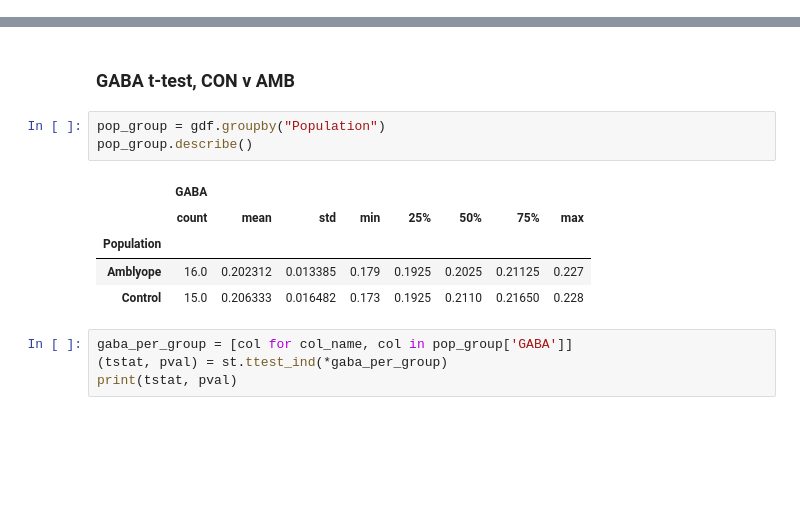
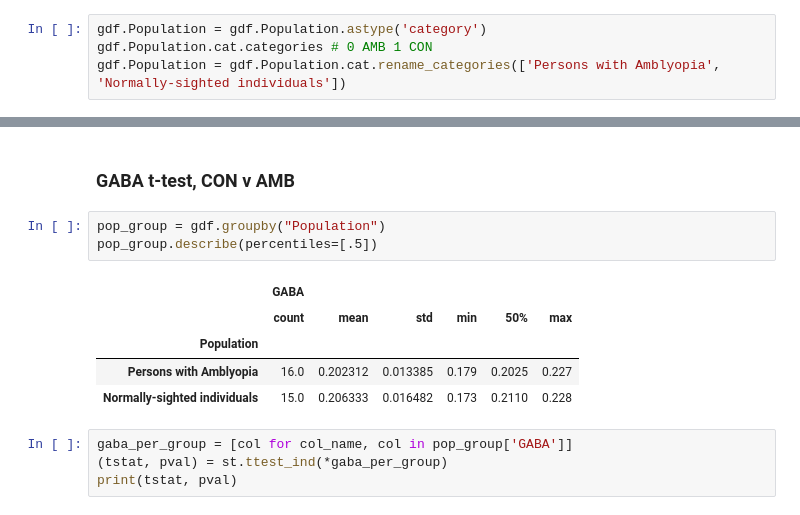
Before and after one commit to smerdis/mrs_amblyopia, a Jupyter notebook: Linear fit, data-driven percentile selection (2018-10).ipynb, the cells around one changed output, grey strips where cells are left out. Saved outputs shown, nothing was run; the diff lists cells and outputs as text; blank space fills up the shorter version.

```diff
--- a/Linear fit, data-driven percentile selection (2018-10).ipynb
+++ b/Linear fit, data-driven percentile selection (2018-10).ipynb
@@ -29 +41,5 @@ gdf = utils.load_gaba(gaba_fn)
+# %%
+gdf.Population = gdf.Population.astype('category')
+gdf.Population.cat.categories # 0 AMB 1 CON
+gdf.Population = gdf.Population.cat.rename_categories(['Persons with Amblyopia', 'Normally-sighted individuals'])
 # %%
@@ -52,13 +68,13 @@ GABA subjects (n=31):
 ### GABA t-test, CON v AMB
 # %%
 pop_group = gdf.groupby("Population")
-pop_group.describe()
+pop_group.describe(percentiles=[.5])
 # %% [output]
-|  | GABA |  |  |  |  |  |  |  |
-|  | count | mean | std | min | 25% | 50% | 75% | max |
-| Population |  |  |  |  |  |  |  |  |
-| Amblyope | 16.0 | 0.202312 | 0.013385 | 0.179 | 0.1925 | 0.2025 | 0.21125 | 0.227 |
-| Control | 15.0 | 0.206333 | 0.016482 | 0.173 | 0.1925 | 0.2110 | 0.21650 | 0.228 |
+|  | GABA |  |  |  |  |  |
+|  | count | mean | std | min | 50% | max |
+| Population |  |  |  |  |  |  |
+| Persons with Amblyopia | 16.0 | 0.202312 | 0.013385 | 0.179 | 0.2025 | 0.227 |
+| Normally-sighted individuals | 15.0 | 0.206333 | 0.016482 | 0.173 | 0.2110 | 0.228 |
 # %%
 gaba_per_group = [col for col_name, col in pop_group['GABA']]
 (tstat, pval) = st.ttest_ind(*gaba_per_group)
```
Also changed, not shown: parts of 18 cells of this notebook, 3 other files.
